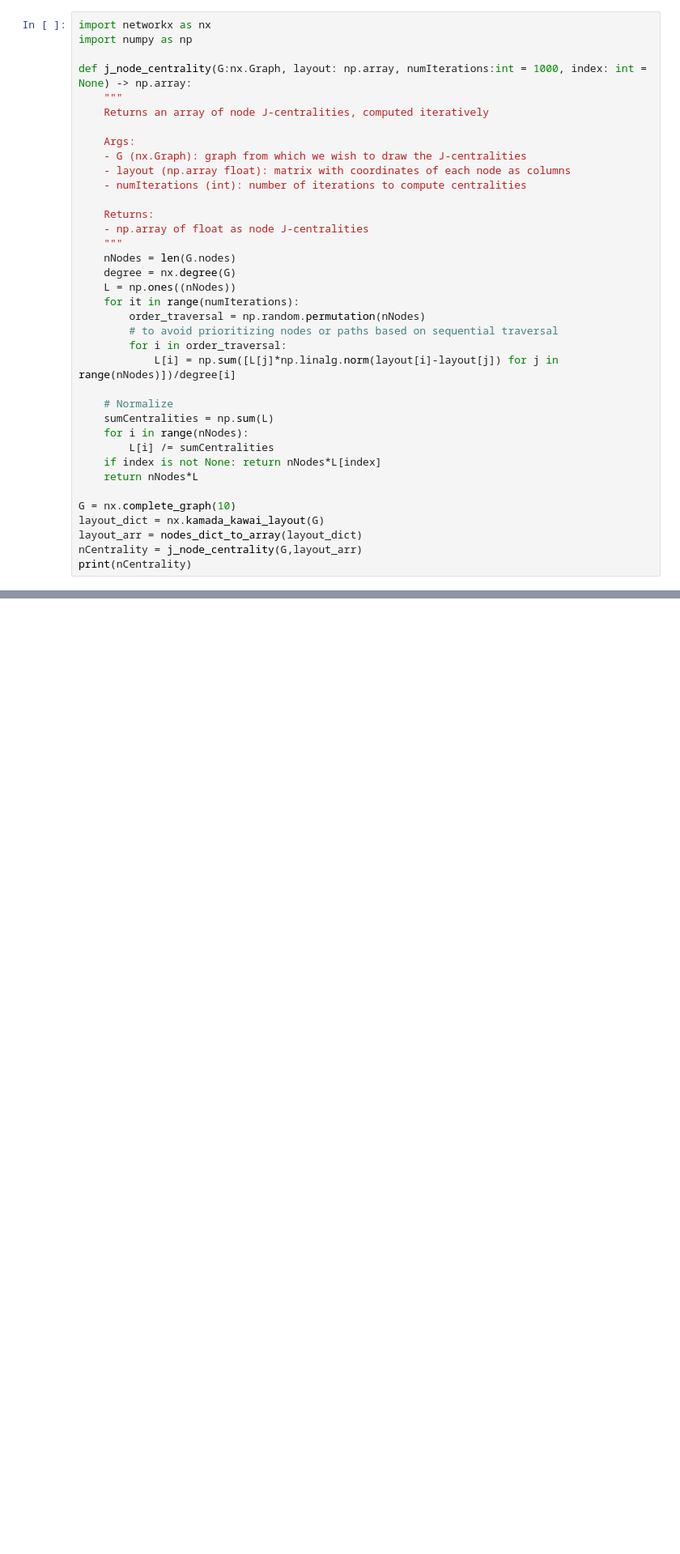
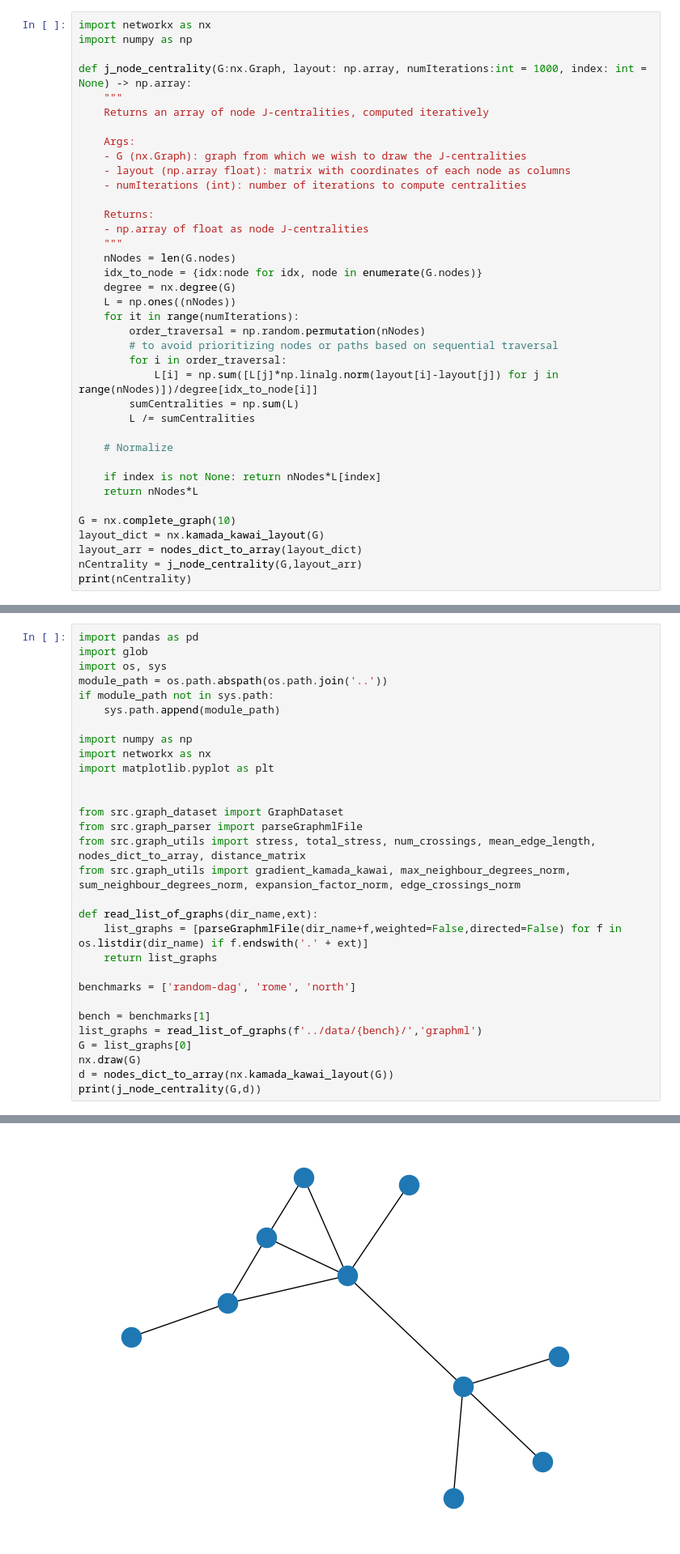
Before and after one commit to NathanielMH/EdgeRelaxationGraphDrawing, a Jupyter notebook: notebooks/feature_normalization.ipynb, the cells around one changed output, grey strips where cells are left out. Shown at 81% size. Drawn from its saved outputs; the diff is of its cells as text; blank space fills up the shorter version.

Commit message:
Fixed j_node_centralities function: 1.5 sec per execution

```diff
--- a/notebooks/feature_normalization.ipynb
+++ b/notebooks/feature_normalization.ipynb
@@ -197,18 +197,19 @@ def j_node_centrality(G:nx.Graph, layout: np.array, numIterations:int = 1000, in
     - np.array of float as node J-centralities
     """
     nNodes = len(G.nodes)
+    idx_to_node = {idx:node for idx, node in enumerate(G.nodes)}
     degree = nx.degree(G)
     L = np.ones((nNodes))
     for it in range(numIterations):
         order_traversal = np.random.permutation(nNodes)
         # to avoid prioritizing nodes or paths based on sequential traversal
         for i in order_traversal:
-            L[i] = np.sum([L[j]*np.linalg.norm(layout[i]-layout[j]) for j in range(nNodes)])/degree[i]
+            L[i] = np.sum([L[j]*np.linalg.norm(layout[i]-layout[j]) for j in range(nNodes)])/degree[idx_to_node[i]]
+        sumCentralities = np.sum(L)
+        L /= sumCentralities
 
     # Normalize
-    sumCentralities = np.sum(L)
-    for i in range(nNodes):
-        L[i] /= sumCentralities
+
     if index is not None: return nNodes*L[index]
     return nNodes*L
 
@@ -222,0 +224,31 @@ print(nCentrality)
+# %%
+import pandas as pd
+import glob
+import os, sys
+module_path = os.path.abspath(os.path.join('..'))
+if module_path not in sys.path:
+    sys.path.append(module_path)
+
+import numpy as np
+import networkx as nx
+import matplotlib.pyplot as plt
+
+
+from src.graph_dataset import GraphDataset
+from src.graph_parser import parseGraphmlFile
+from src.graph_utils import stress, total_stress, num_crossings, mean_edge_length, nodes_dict_to_array, distance_matrix
+from src.graph_utils import gradient_kamada_kawai, max_neighbour_degrees_norm, sum_neighbour_degrees_norm, expansion_factor_norm, edge_crossings_norm
+
+def read_list_of_graphs(dir_name,ext):
+    list_graphs = [parseGraphmlFile(dir_name+f,weighted=False,directed=False) for f in os.listdir(dir_name) if f.endswith('.' + ext)]
+    return list_graphs
+
+benchmarks = ['random-dag', 'rome', 'north']
+
+bench = benchmarks[1]
+list_graphs = read_list_of_graphs(f'../data/{bench}/','graphml')
+G = list_graphs[0]
+nx.draw(G)
+d = nodes_dict_to_array(nx.kamada_kawai_layout(G))
+print(j_node_centrality(G,d))
+# %% [output]
@@ -222,0 +257 @@ print(nCentrality)
+[figure, added]
```
Also changed, not shown: parts of 2 cells of this notebook.
